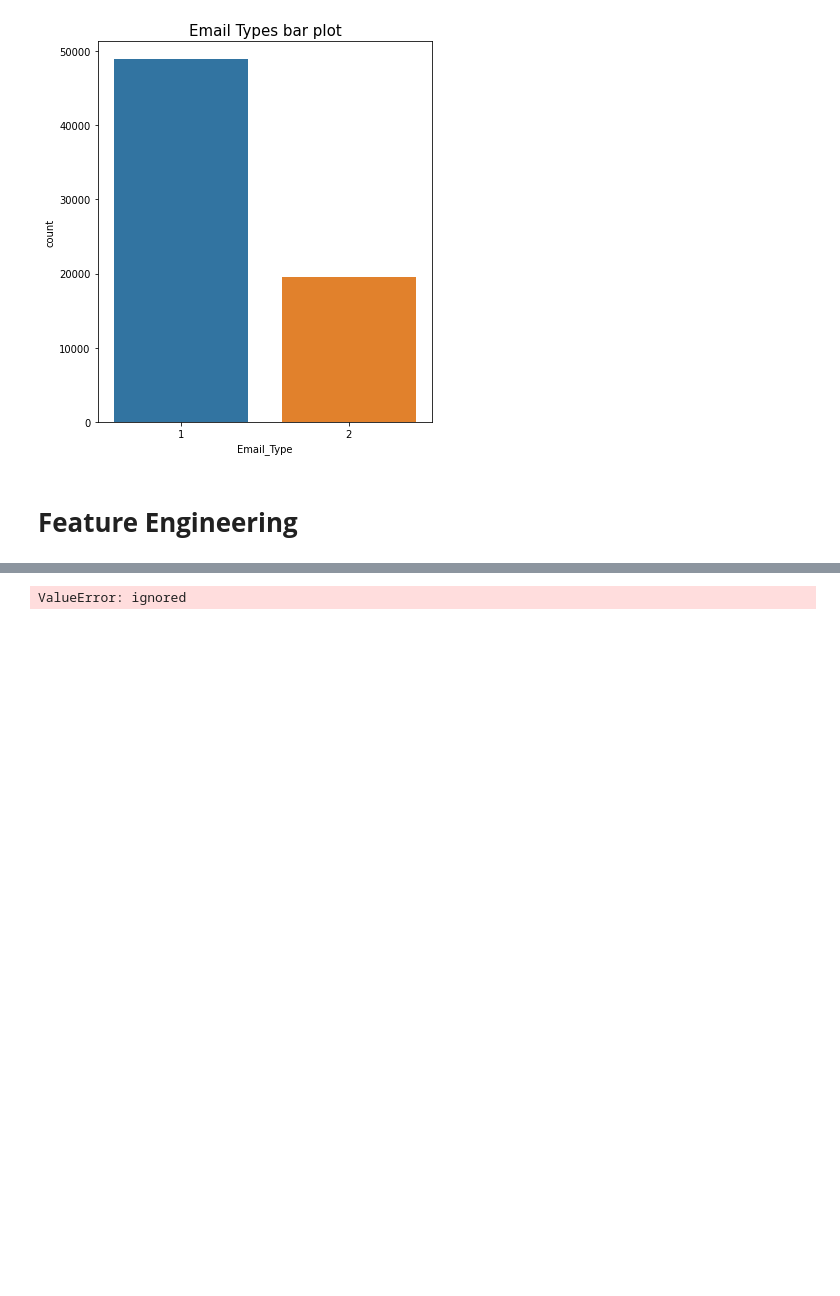
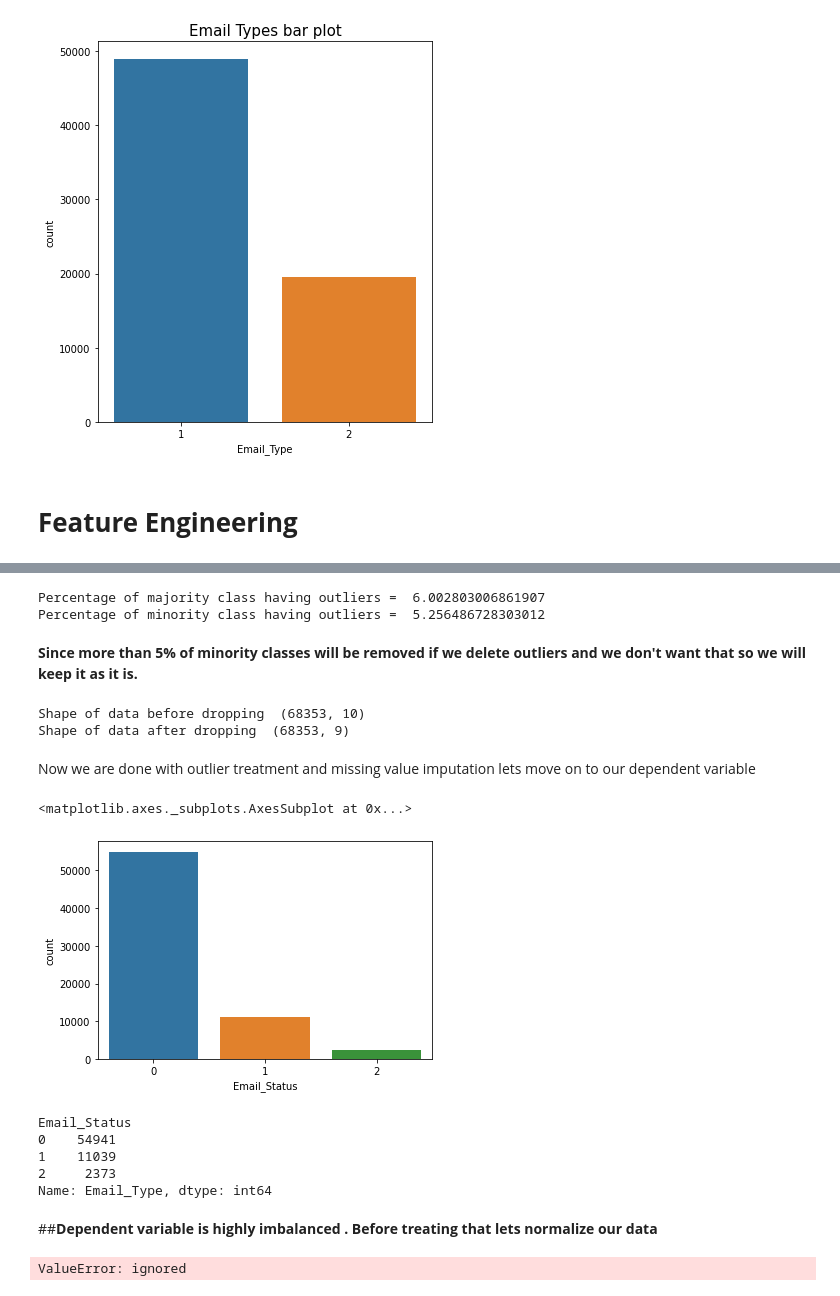
Before and after one commit to Akramkhan01/Email-Campaign-Effectiveness-Prediction-Capstone-Project, a Jupyter notebook: Email_Campaign_Effectiveness_Prediction.ipynb, the cells around one changed output, grey strips where cells are left out. Drawn from its saved outputs; the diff is of its cells as text; code cells hidden in the pictures; blank space fills up the shorter version.

```diff
--- a/Email_Campaign_Effectiveness_Prediction.ipynb
+++ b/Email_Campaign_Effectiveness_Prediction.ipynb
@@ -548,3 +608,45 @@ Text(0.5, 1.0, 'Email Types bar plot')
+# %%
+#finding the percentage of minority classs going to be affected by outliers
+sum_min=0
+sum_maj=0
+for x in [y for y in numerical_col]:
+  sum_min+=d[x][1]
+  sum_min+=d[x][2]
+  sum_maj+=d[x][0]
+total=email_data.groupby('Email_Status').count()['Email_Type'][1]+email_data.groupby('Email_Status').count()['Email_Type'][2]
+total_0=email_data.groupby('Email_Status').count()['Email_Type'][0]
+print("Percentage of majority class having outliers = ",100*sum_maj/total_0)
+print("Percentage of minority class having outliers = ",100*sum_min/total)
+# %% [output]
+Percentage of majority class having outliers =  6.002803006861907
+Percentage of minority class having outliers =  5.256486728303012
+# %% [markdown]
+**Since more than 5% of minority classes will be removed if we delete outliers and we don't want that so we will keep it as it is.**
+# %%
+#Dropping Email_ID column
+print('Shape of data before dropping ',email_data.shape)
+email_data.drop('Email_ID',inplace=True,axis=1)
+print('Shape of data after dropping ',email_data.shape)
+# %% [output]
+Shape of data before dropping  (68353, 10)
+Shape of data after dropping  (68353, 9)
+# %% [markdown]
+Now we are done with outlier treatment and missing value imputation lets move on to our dependent variable
+# %%
+sns.countplot(email_data['Email_Status'])
+# %% [output]
+<matplotlib.axes._subplots.AxesSubplot at 0x...>
+[figure, added]
+# %%
+email_data.groupby('Email_Status').count()['Email_Type']
+# %% [output]
+Email_Status
+0    54941
+1    11039
+2     2373
+Name: Email_Type, dtype: int64
+# %% [markdown]
+##**Dependent variable is highly imbalanced . Before treating that lets normalize our data**
 # %%
 # import the seaborn library
 import seaborn as sns
```
Also changed, not shown: parts of 7 cells of this notebook.
